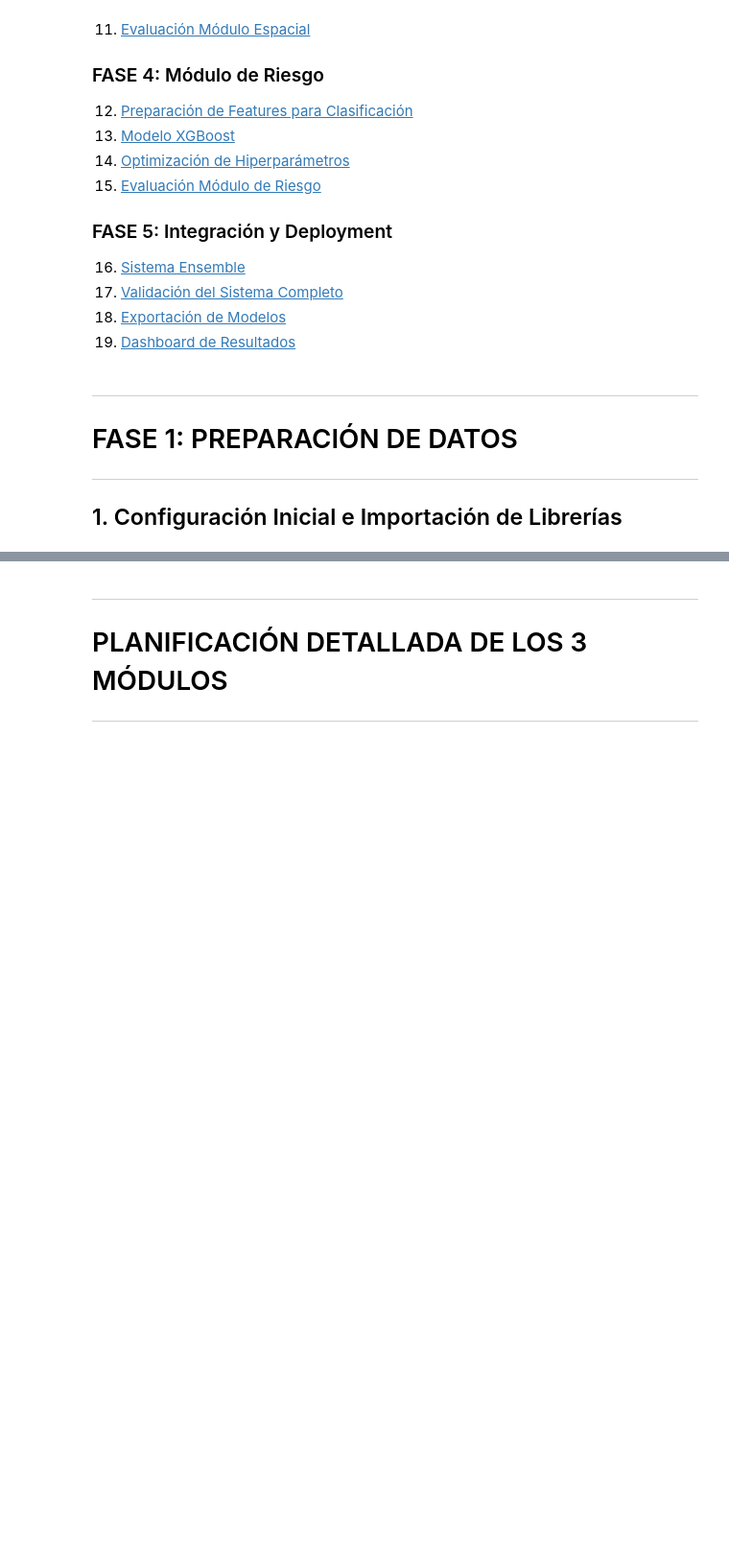
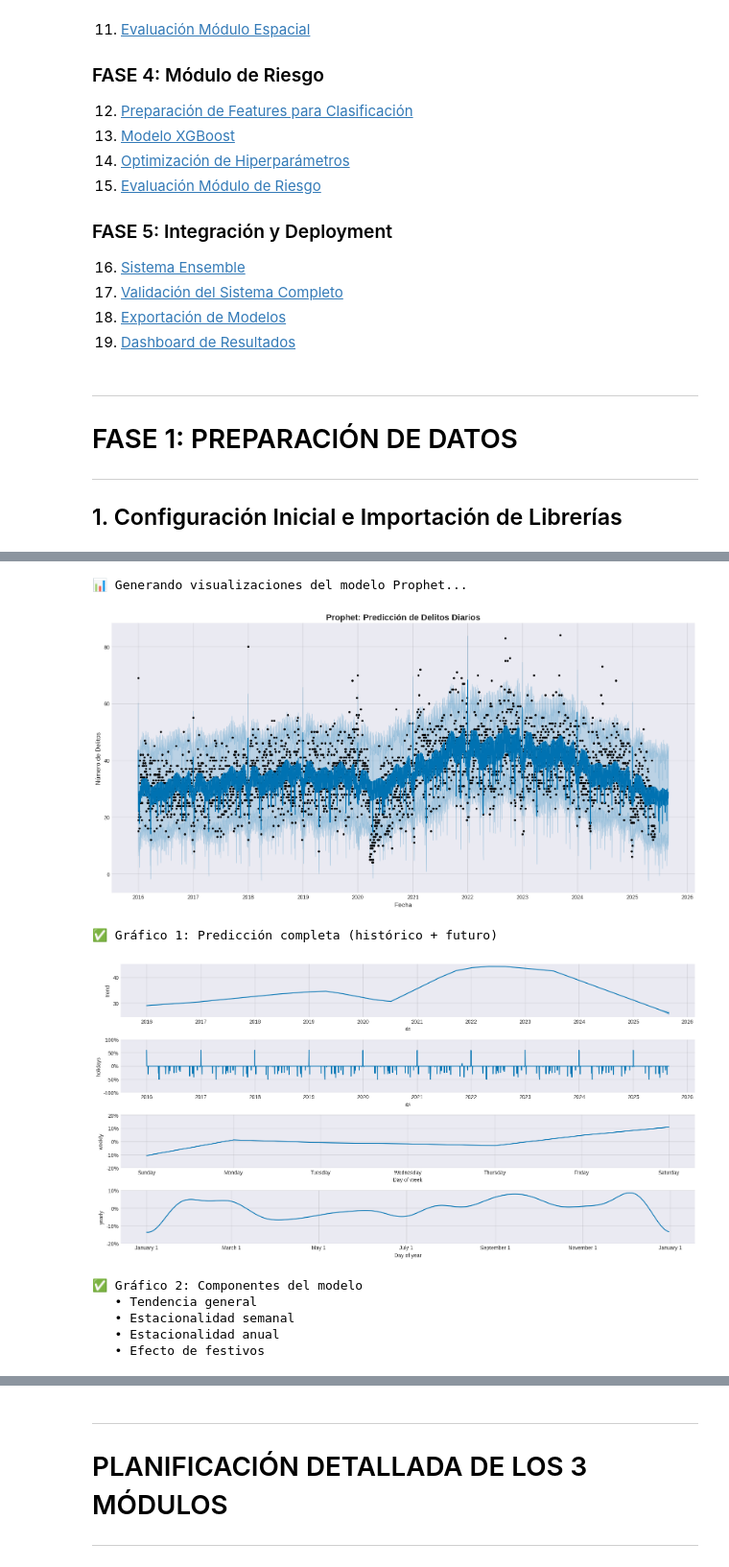
Before and after one commit to Juanpa0128j/Solucion-Inteligente-de-Seguridad-Ciudadana-para-Santander, a Jupyter notebook: models.ipynb, the cells around one changed output, grey strips where cells are left out. Shown at 96% size. Cells and saved outputs as stored; diff of their text form; code cells hidden in the pictures; blank space fills up the shorter version.

Commit message:
feat: starting with model development

```diff
--- a/models.ipynb
+++ b/models.ipynb
@@ -289,0 +1173,36 @@ for key, config in DATASETS.items():
+# %%
+# ============================================================================
+# VISUALIZACIÓN DE PREDICCIONES PROPHET
+# ============================================================================
+print("📊 Generando visualizaciones del modelo Prophet...\n")
+
+# 1. Gráfico principal: Datos históricos + Predicción
+fig1 = model_prophet.plot(forecast, figsize=FIGSIZE_LARGE)
+plt.title('Prophet: Predicción de Delitos Diarios', fontsize=16, fontweight='bold')
+plt.xlabel('Fecha', fontsize=12)
+plt.ylabel('Número de Delitos', fontsize=12)
+plt.tight_layout()
+plt.show()
+
+print("✅ Gráfico 1: Predicción completa (histórico + futuro)\n")
+
+# 2. Componentes del modelo (tendencia + estacionalidades)
+fig2 = model_prophet.plot_components(forecast, figsize=FIGSIZE_LARGE)
+plt.tight_layout()
+plt.show()
+
+print("✅ Gráfico 2: Componentes del modelo")
+print("   • Tendencia general")
+print("   • Estacionalidad semanal")
+print("   • Estacionalidad anual")
+print("   • Efecto de festivos\n")
+# %% [output]
+📊 Generando visualizaciones del modelo Prophet...
+[figure, added]
+✅ Gráfico 1: Predicción completa (histórico + futuro)
+[figure, added]
+✅ Gráfico 2: Componentes del modelo
+   • Tendencia general
+   • Estacionalidad semanal
+   • Estacionalidad anual
+   • Efecto de festivos
```
Also changed, not shown: parts of 42 cells of this notebook, 12 other files.
